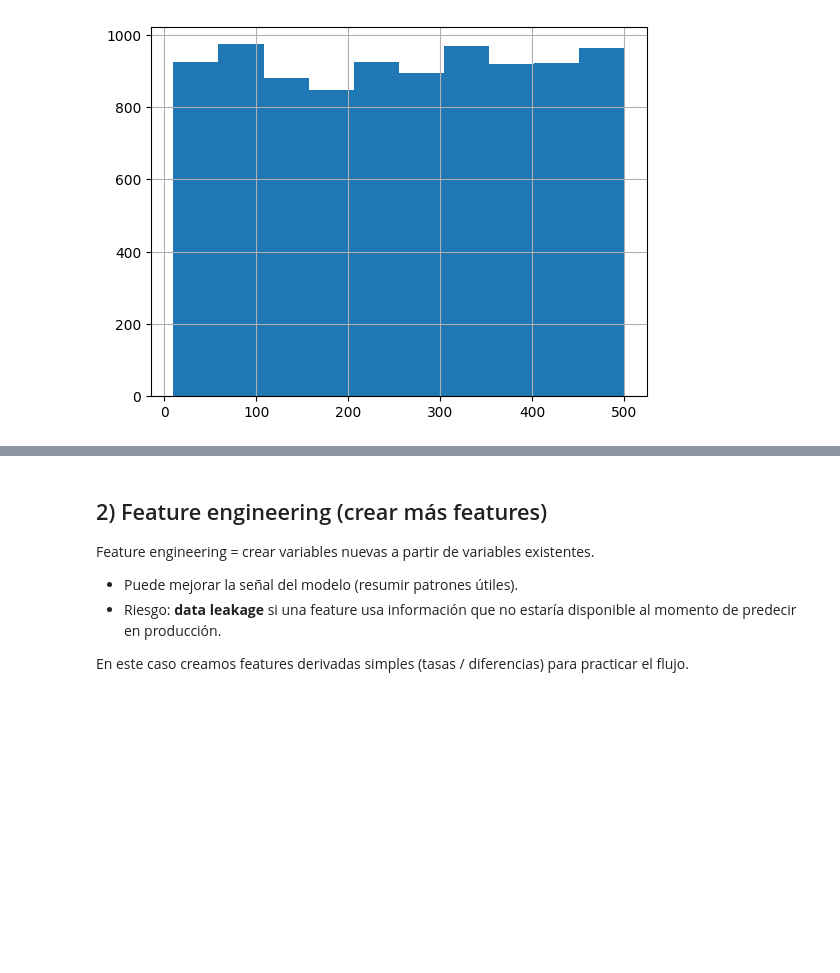
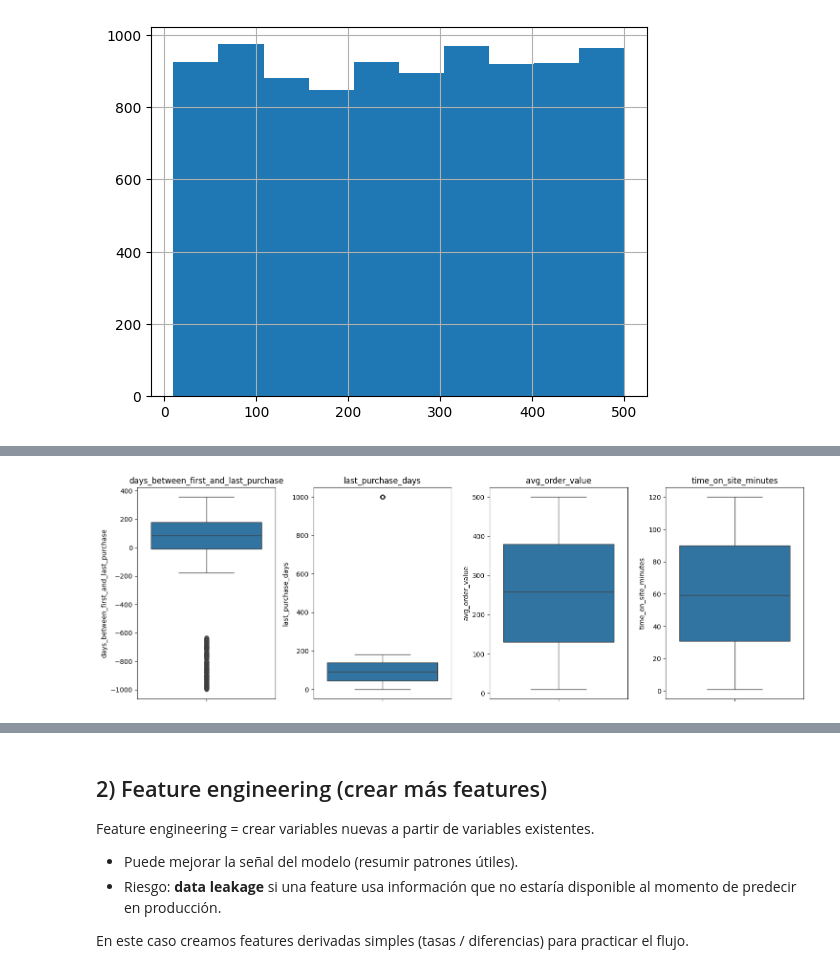
Before and after one commit to esteboutlier/ml-ops-udm, a Jupyter notebook: tarea_2/01_mlops_intro_notebook.ipynb, the cells around one changed output, grey strips where cells are left out. Cells and saved outputs as stored; diff of their text form; code cells hidden in the pictures; blank space fills up the shorter version.

```diff
--- a/tarea_2/01_mlops_intro_notebook.ipynb
+++ b/tarea_2/01_mlops_intro_notebook.ipynb
@@ -115,0 +151,19 @@ memory usage: 1.1+ MB
+# %%
+# Se seleccionan las variables con más nulos para ver su distribución
+cols_to_check = [
+    'days_between_first_and_last_purchase',
+    'last_purchase_days',
+    'avg_order_value',
+    'time_on_site_minutes'
+]
+
+plt.figure(figsize=(15, 5))
+for i, col in enumerate(cols_to_check):
+    plt.subplot(1, 4, i+1)
+    sns.boxplot(y=df[col])
+    plt.title(col)
+
+plt.tight_layout()
+plt.show()
+# %% [output]
+[figure, added]
```
Also changed, not shown: parts of 37 cells of this notebook, 2 other files.
